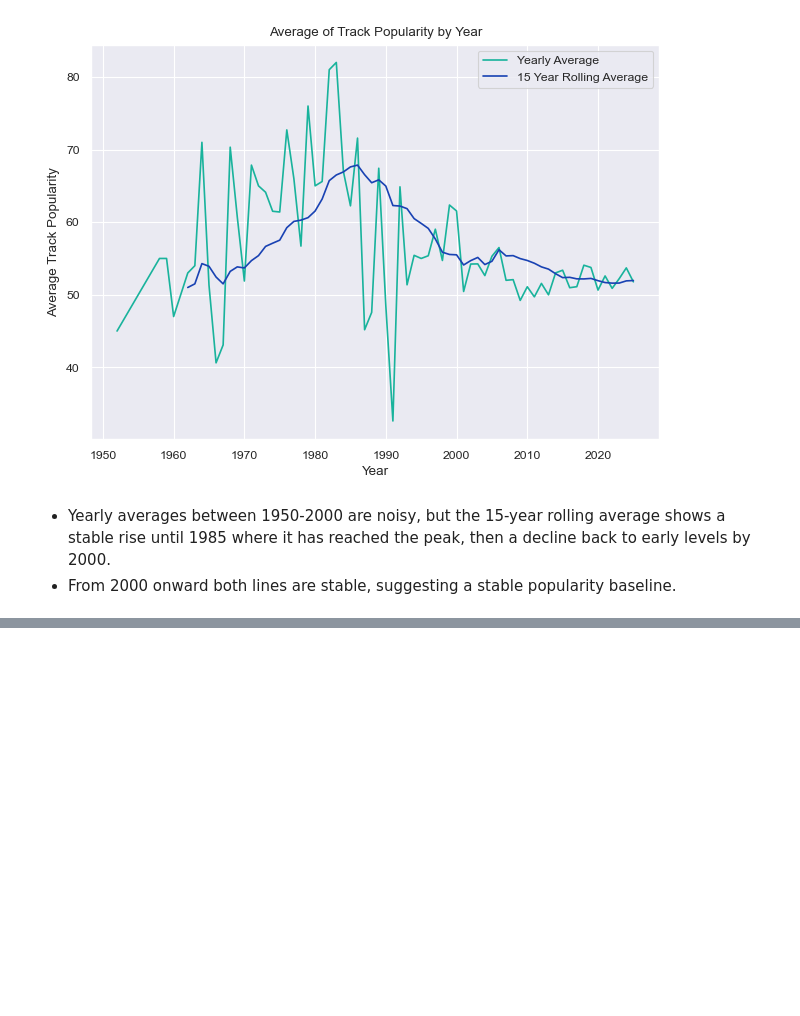
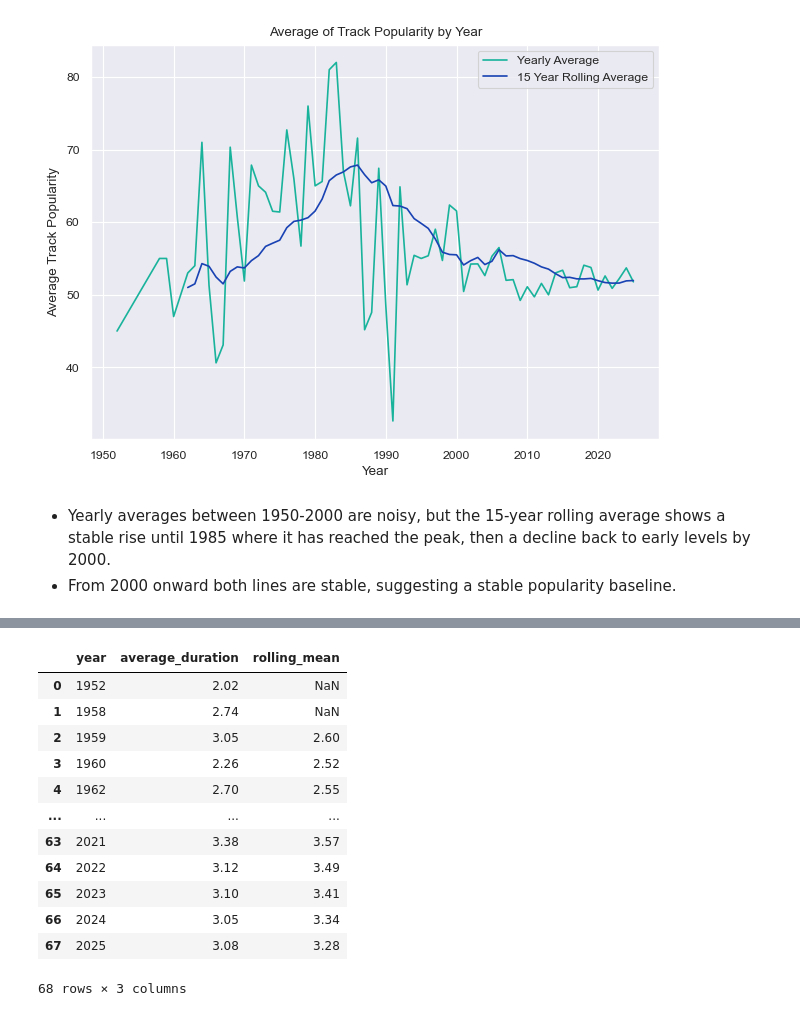
Before and after one commit to mo-chabane-tech/Data-Notebooks-And-Dashboards, a Jupyter notebook: Spotify Global Music/Notebook.ipynb, the cells around one changed output, grey strips where cells are left out. Saved outputs shown, nothing was run; the diff lists cells and outputs as text; code cells hidden in the pictures; blank space fills up the shorter version.

```diff
--- a/Spotify Global Music/Notebook.ipynb
+++ b/Spotify Global Music/Notebook.ipynb
@@ -349,0 +369,17 @@ plt.show()
+# %%
+df4["rolling_mean"] = df4["average_duration"].rolling(window=10, min_periods=3).mean().round(2)
+df4
+# %% [output]
+|  | year | average_duration | rolling_mean |
+| 0 | 1952 | 2.02 | NaN |
+| 1 | 1958 | 2.74 | NaN |
+| 2 | 1959 | 3.05 | 2.60 |
+| 3 | 1960 | 2.26 | 2.52 |
+| 4 | 1962 | 2.70 | 2.55 |
+| ... | ... | ... | ... |
+| 63 | 2021 | 3.38 | 3.57 |
+| 64 | 2022 | 3.12 | 3.49 |
+| 65 | 2023 | 3.10 | 3.41 |
+| 66 | 2024 | 3.05 | 3.34 |
+| 67 | 2025 | 3.08 | 3.28 |
+68 rows × 3 columns
```
Also changed, not shown: parts of 4 cells of this notebook.
